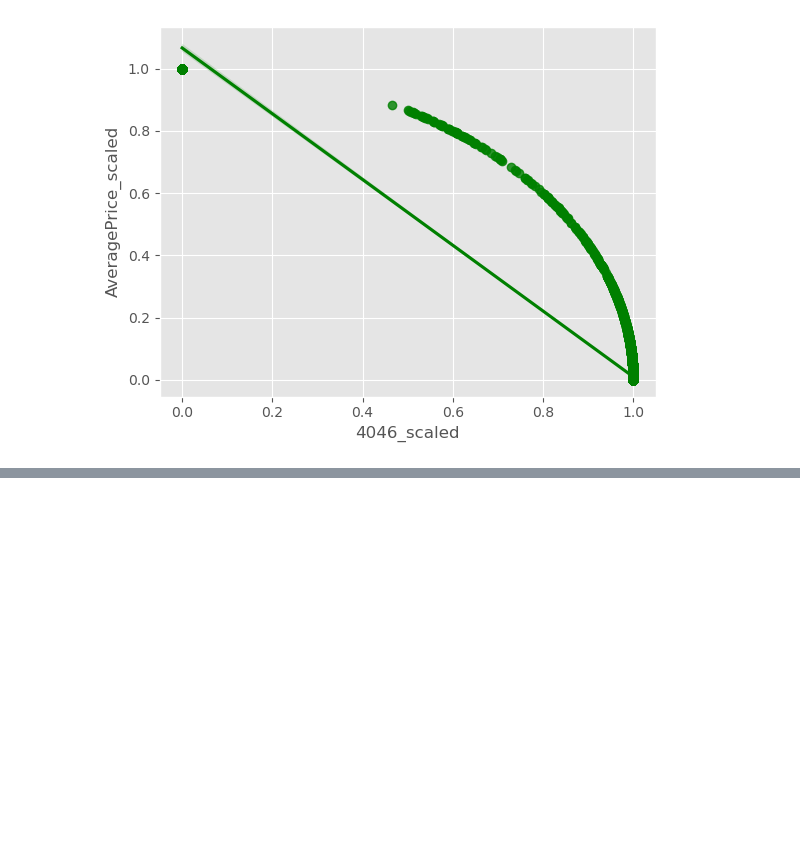
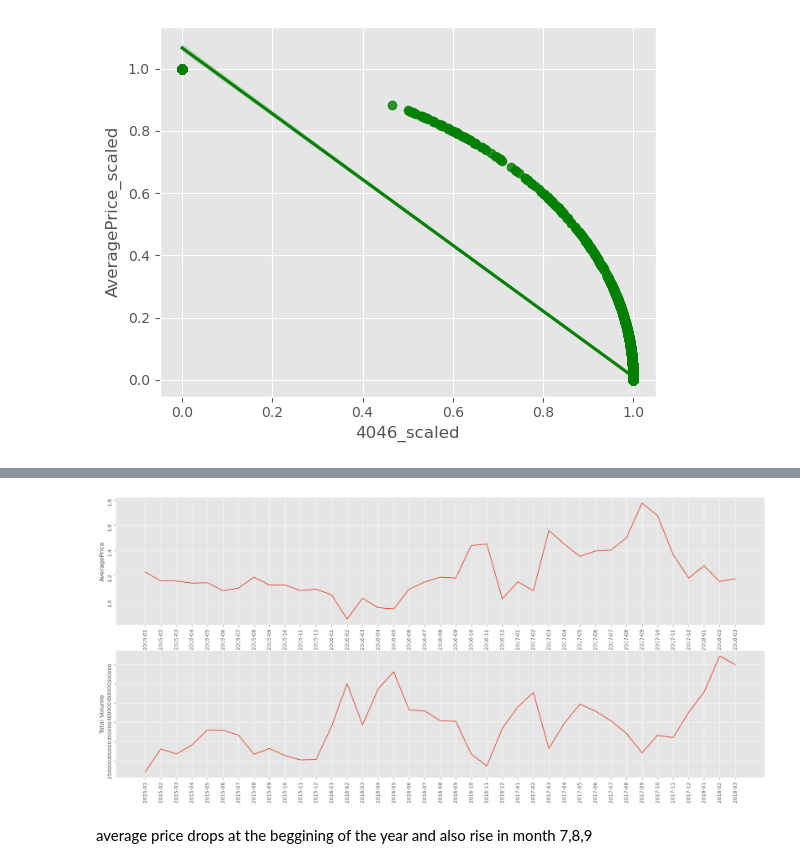
Before and after one commit to dunp7/Avocado-Price-Prediction, a Jupyter notebook: Task_2/ML.ipynb, the cells around one changed output, grey strips where cells are left out. Saved outputs shown, nothing was run; the diff lists cells and outputs as text; code cells hidden in the pictures; blank space fills up the shorter version.

```diff
--- a/Task_2/ML.ipynb
+++ b/Task_2/ML.ipynb
@@ -561,0 +660,22 @@ plt.show()
+# %%
+df.drop('day of week', axis=1, inplace=True)
+# %%
+fig, ax = plt.subplots(2, 1, figsize=(23,10))
+
+df['year_month'] = df['Date'].dt.to_period('M')
+grouped = df.groupby('year_month')[['AveragePrice', 'Total Volume']].mean()
+
+ax[0].plot(grouped.index.astype(str), grouped['AveragePrice'])
+ax[0].tick_params(labelrotation=90)
+ax[0].set_ylabel('AveragePrice')
+
+
+ax[1].plot(grouped.index.astype(str), grouped['Total Volume'])
+ax[1].tick_params(labelrotation=90)
+ax[1].set_ylabel('Total Volume')
+
+plt.show()
+# %% [output]
+[figure, added]
+# %% [markdown]
+average price drops at the beggining of the year and also rise in month 7,8,9
```
Also changed, not shown: parts of 8 cells of this notebook.
